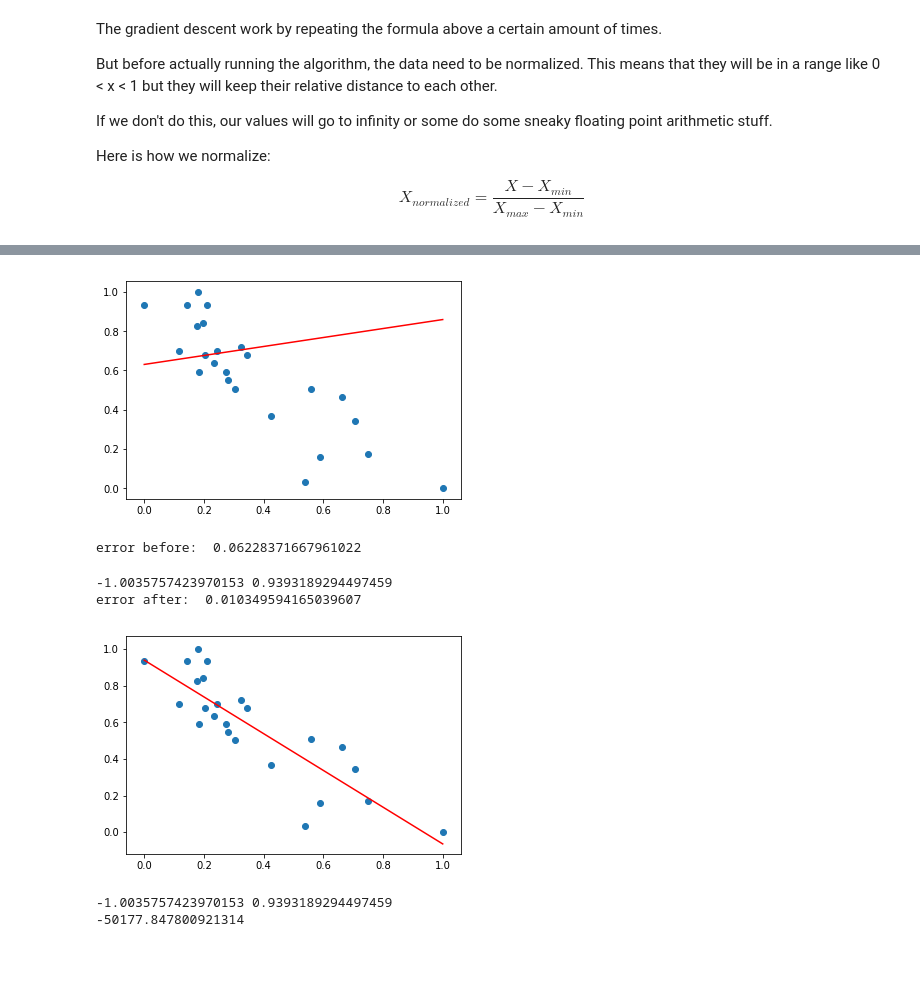
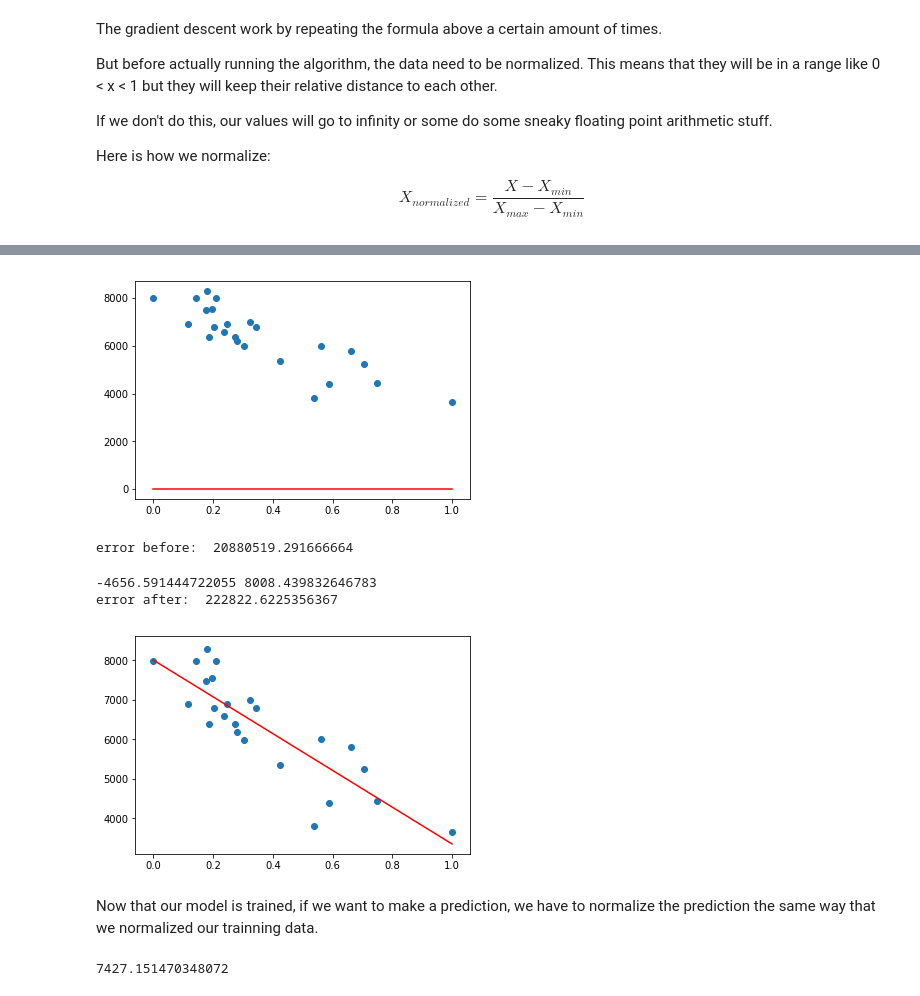
Before and after one commit to HappyTramp/ft_linear_regression, a Jupyter notebook: ft_linear_regression_notebook.ipynb, the cells around one changed output, grey strips where cells are left out. Cells and saved outputs as stored; diff of their text form; code cells hidden in the pictures; blank space fills up the shorter version.

Commit message:
Normalized x prediction to actualy predict something

```diff
--- a/ft_linear_regression_notebook.ipynb
+++ b/ft_linear_regression_notebook.ipynb
@@ -7,7 +7,7 @@ import numpy as np
 import matplotlib.pyplot as plt
 %matplotlib inline
 
-data = np.genfromtxt('../data.csv', delimiter=',')[1:]
+data = np.genfromtxt('./data.csv', delimiter=',')[1:]
 km = data[:, 0]
 price = data[:, 1]
 # %%
@@ -163,9 +162,6 @@ $$
 X_{normalized} = \frac{X - X_{min}}{X_{max} - X_{min}}
 $$
 # %%
-#from sklearn.preprocessing import normalize
-#X, Y = normalize([xs, ys])
-
 def normalize(x):
     return (x - x.min()) / (x.max() - x.min())
 
@@ -173,7 +169,4 @@ def denormalize(x, x_ref):
     return x * (x_ref.max() - x_ref.min()) + x_ref.min()
 
 X = normalize(xs)
-Y = normalize(ys)
-
-print(X)
-print(denormalize(X, xs))
+Y = ys
@@ -188,18 +173,18 @@ print(denormalize(X, xs))
 # %%
-theta1, theta0 = np.random.random(2)
+theta1, theta0 = 0, 0
 
 line_xs = [X.min(), X.max()]
 line_ys = [h(x, theta1, theta0) for x in line_xs]
 plt.plot(line_xs, line_ys, color='r')
 
 plt.scatter(X, Y)
 plt.show()
 # %% [output]
-[figure, old version]
+[figure, new version]
 # %%
 print("error before: ", error_function(X, Y, theta1, theta0))
 # %% [output]
-error before:  0.06228371667961022
+error before:  20880519.291666664
 # %%
 alpha = 0.1
 iterations = 20000
@@ -209,8 +194,8 @@ theta1, theta0 = gradient_descent(X, Y, theta1, theta0, alpha, iterations)
 print(theta1, theta0)
 print("error after: ", error_function(X, Y, theta1, theta0))
 # %% [output]
--1.0035757423970153 0.9393189294497459
-error after:  0.010349594165039607
+-4656.591444722055 8008.439832646783
+error after:  222822.6225356367
 # %%
 line_xs = [X.min(), X.max()]
 line_ys = [h(x, theta1, theta0) for x in line_xs]
@@ -219,15 +204,12 @@ plt.plot(line_xs, line_ys, color='r')
 plt.scatter(X, Y)
 plt.show()
 # %% [output]
-[figure, old version]
+[figure, new version]
-# %%
-#t1 = theta1 * (xs.max() - xs.min()) + xs.min()
-#t0 = theta0 * (xs.max() - xs.min()) + xs.min()
-
-#print(t1, t0)
-
-t1 = denormalize(theta1, )
-print(h(50_000, theta1, theta0))
-# %% [output]
--1.0035757423970153 0.9393189294497459
--50177.847800921314
+# %% [markdown]
+Now that our model is trained, if we want to make a prediction, we have to normalize the prediction the same way that we normalized our trainning data.
+# %%
+predict = 50_000
+predict = (predict - xs.min()) / (xs.max() - xs.min())
+h(predict, theta1, theta0)
+# %% [output]
+7427.151470348072
```
Also changed, not shown: parts of 4 cells of this notebook, 6 other files.
